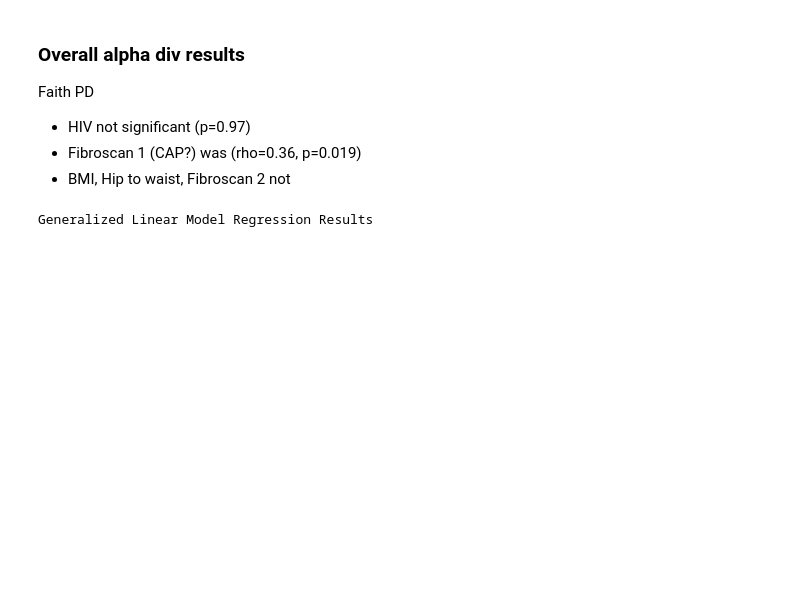
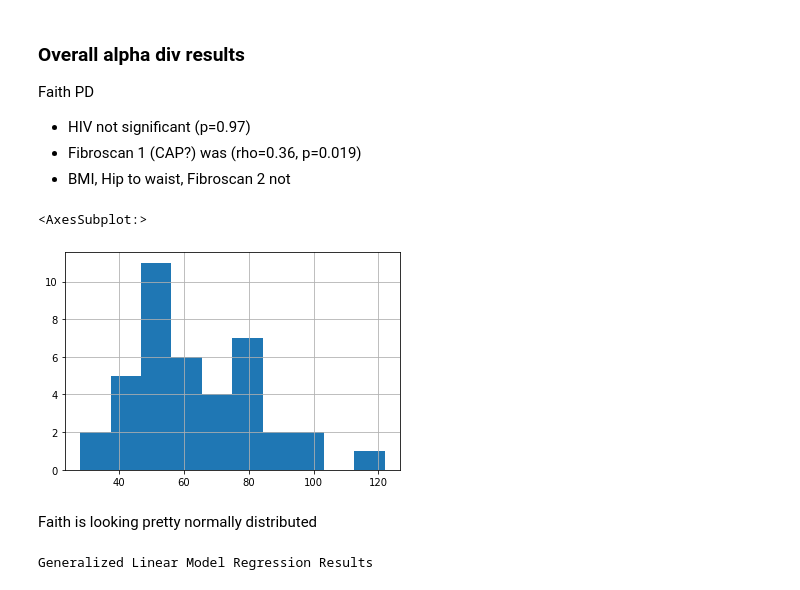
Before and after one commit to sterrettJD/HIV-microbiome, a Jupyter notebook: Analysis.ipynb, the cells around one changed output. Drawn from its saved outputs; the diff is of its cells as text; code cells hidden in the pictures; blank space fills up the shorter version.

```diff
--- a/Analysis.ipynb
+++ b/Analysis.ipynb
@@ -230,6 +230,13 @@ Faith PD
 - HIV not significant (p=0.97)
 - Fibroscan 1 (CAP?) was (rho=0.36, p=0.019)
 - BMI, Hip to waist, Fibroscan 2 not
+# %%
+faith.hist()
+# %% [output]
+<AxesSubplot:>
+[figure, added]
+# %% [markdown]
+Faith is looking pretty normally distributed
 # %%
 faith = Artifact.load("core-diversity-results/faith_pd_vector.qza").view(pd.Series)
 faith
```
Also changed, not shown: parts of 6 cells of this notebook.
